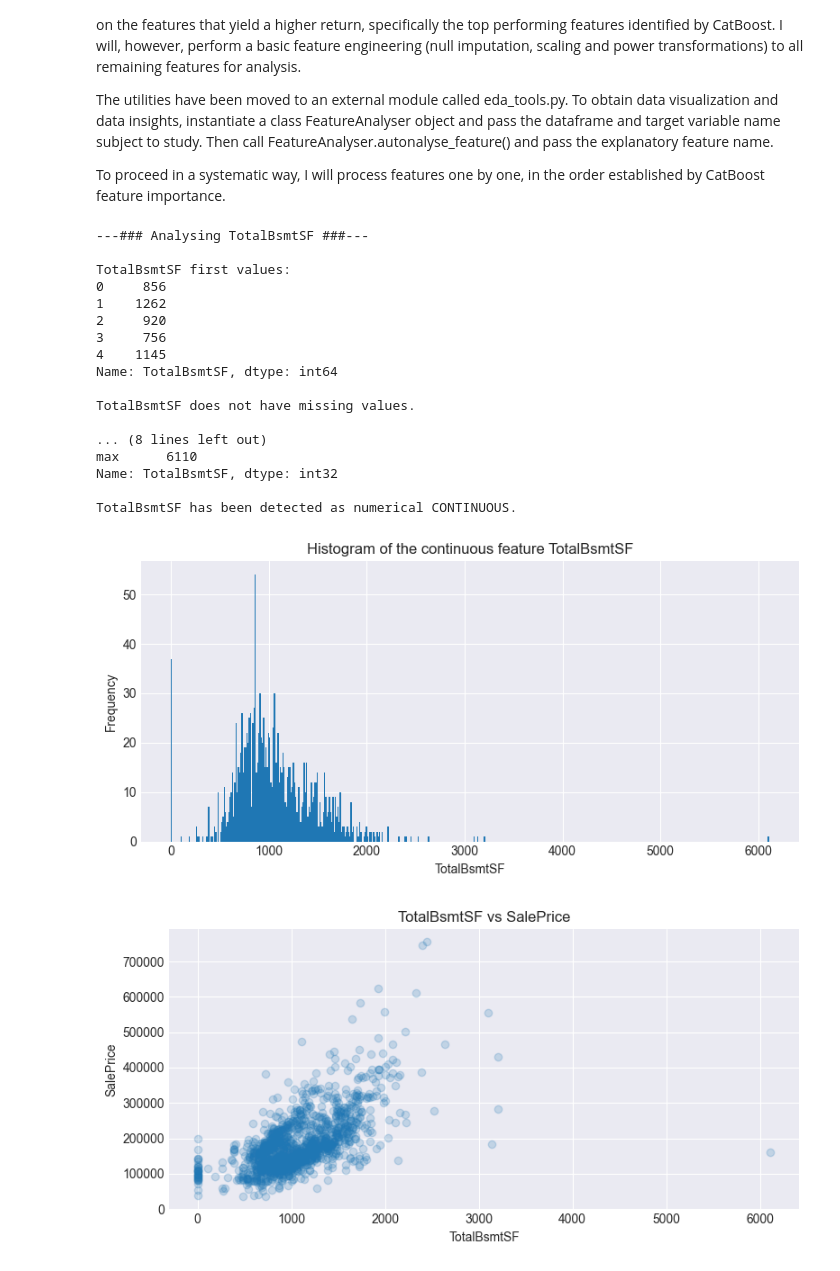
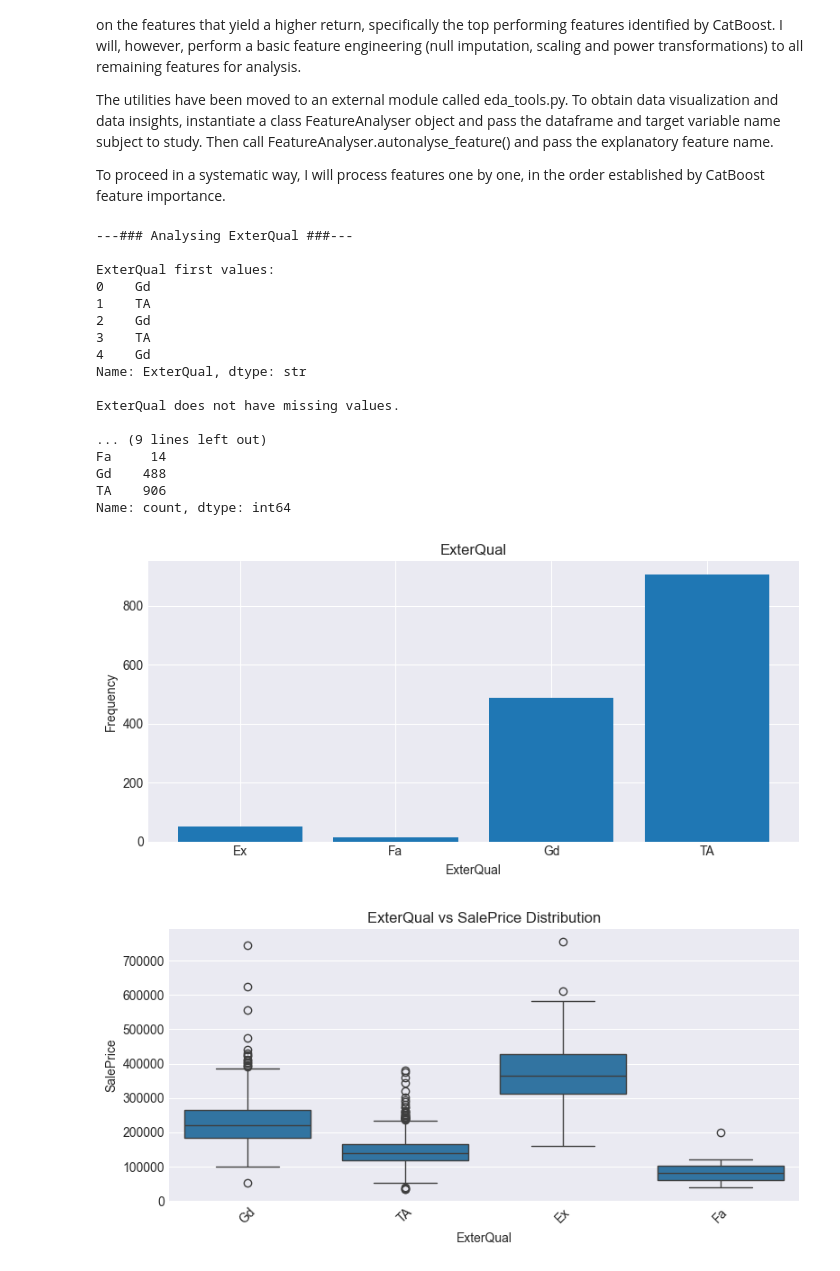
Before and after one commit to lopez-davcio/learning-journal, a Jupyter notebook: ames-housing-regression/ames-housing-analysis.ipynb, the cells around one changed output. Cells and saved outputs as stored; diff of their text form; code cells hidden in the pictures.

Commit message:
EDA: analyse 'BsmtFinSF1', 'BsmtQual' and 'ExterQual'

```diff
--- a/ames-housing-regression/ames-housing-analysis.ipynb
+++ b/ames-housing-regression/ames-housing-analysis.ipynb
@@ -141,35 +141,35 @@ To proceed in a systematic way, I will process features one by one, in the order
 # %%
 # instantiate an analyser class object
 analyser = eda_tools.FeatureAnalyser(df, 'SalePrice')
 
 # set feature to study (set to None indexing method not needed)
-feature_importance_index = 3 # index at feature importance list, set it `None` if feature name is used instead
+feature_importance_index = 6 # index at feature importance list, set it `None` if feature name is used instead
 feature_name = None # set it to `None` if index is used instead
 
 # analyse feature indexed by feature importance
 if feature_importance_index != None:
     analyser.autoanalyse_feature(cb_feature_importances.index[feature_importance_index])
 
 # analyse feature indexed by name
 if feature_name != None:
     analyser.autoanalyse_feature(feature_name)
 # %% [output]
----### Analysing TotalBsmtSF ###---
+---### Analysing ExterQual ###---
 
-TotalBsmtSF first values:
-0     856
-1    1262
-2     920
-3     756
-4    1145
-Name: TotalBsmtSF, dtype: int64
+ExterQual first values:
+0    Gd
+1    TA
+2    Gd
+3    TA
+4    Gd
+Name: ExterQual, dtype: str
 
-TotalBsmtSF does not have missing values.
+ExterQual does not have missing values.
 
-... (8 lines left out)
-max      6110
-Name: TotalBsmtSF, dtype: int32
-
-TotalBsmtSF has been detected as numerical CONTINUOUS.
+... (9 lines left out)
+Fa     14
+Gd    488
+TA    906
+Name: count, dtype: int64
-[figure, old version]
+[figure, new version]
-[figure, old version]
+[figure, new version]
```
Also changed, not shown: parts of 4 cells of this notebook, 1 other file.
